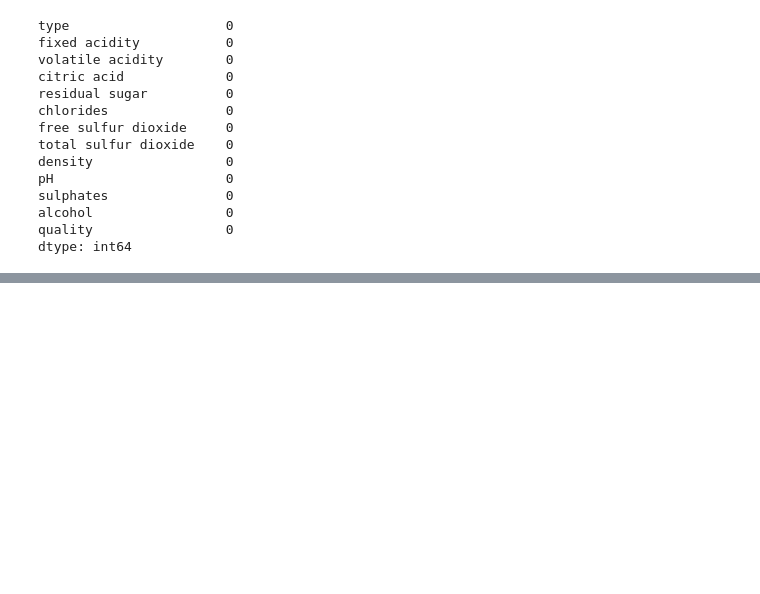
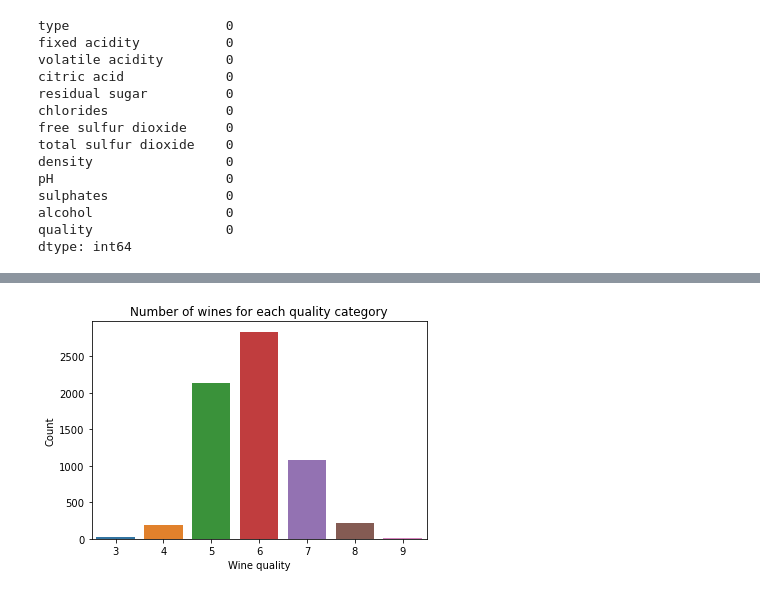
Before and after one commit to Alon-Elisha/Final-Project, a Jupyter notebook: Final_Project.ipynb, the cells around one changed output, grey strips where cells are left out. Saved outputs shown, nothing was run; the diff lists cells and outputs as text; code cells hidden in the pictures; blank space fills up the shorter version.

```diff
--- a/Final_Project.ipynb
+++ b/Final_Project.ipynb
@@ -126,0 +171,7 @@ dtype: int64
+# %%
+sns.barplot(x=data['quality'].unique(), y=data['quality'].value_counts())
+plt.ylabel('Count')
+plt.xlabel('Wine quality')
+plt.title('Number of wines for each quality category');
+# %% [output]
+[figure, added]
```
Also changed, not shown: parts of 7 cells of this notebook.
